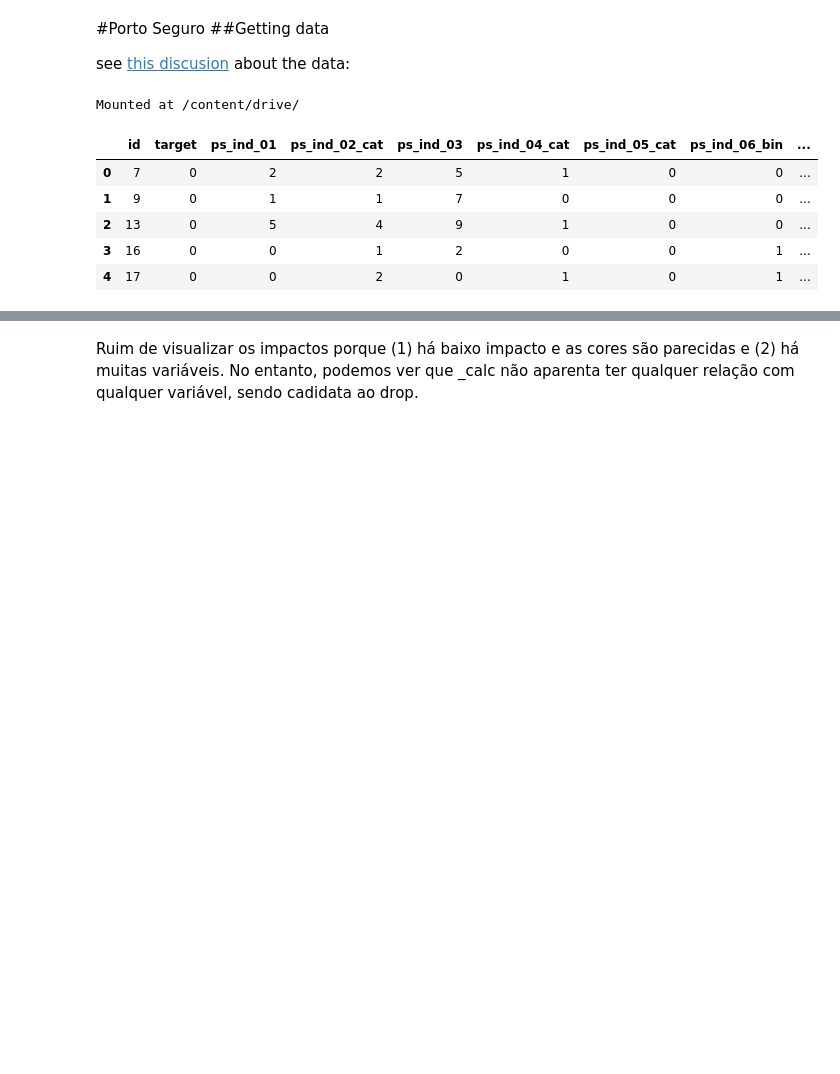
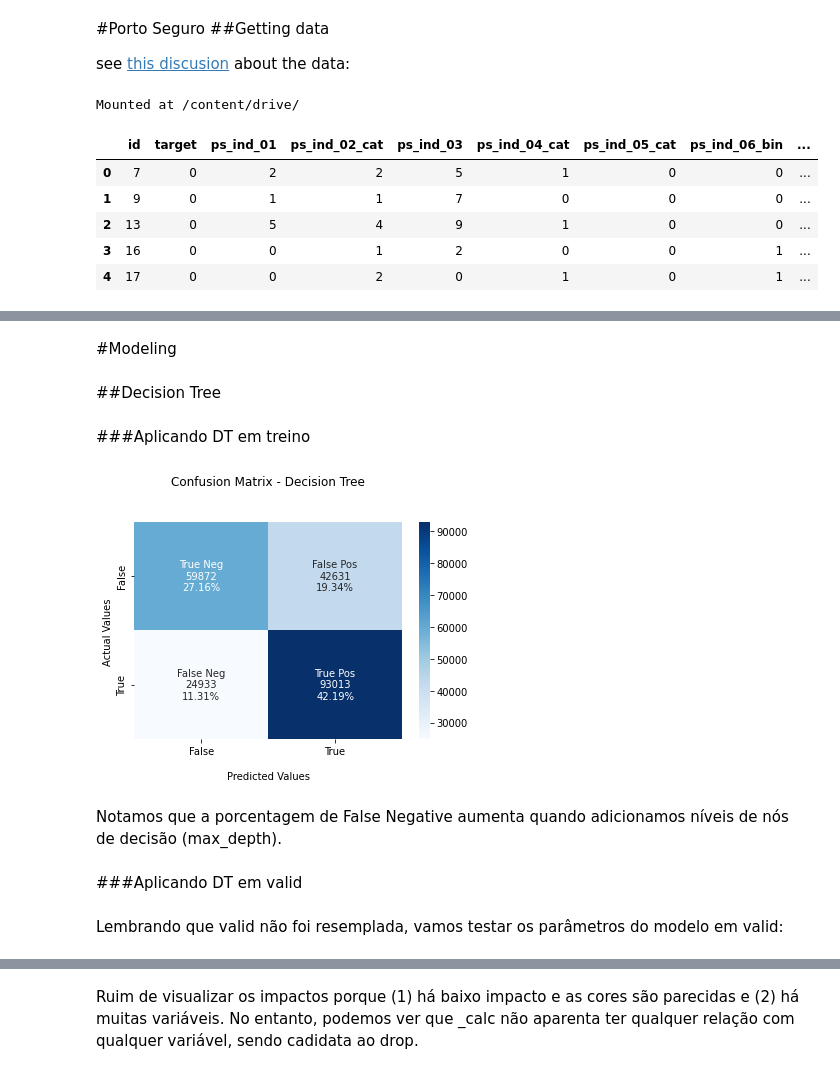
Before and after one commit to gbam-ds/FP-ML, a Jupyter notebook: Porto_Seguro.ipynb, the cells around one changed output, grey strips where cells are left out. Saved outputs shown, nothing was run; the diff lists cells and outputs as text; code cells hidden in the pictures; blank space fills up the shorter version.

```diff
--- a/Porto_Seguro.ipynb
+++ b/Porto_Seguro.ipynb
@@ -56,0 +140,2 @@ df.head()
+# %%
+treino = pd.concat((y_resampled, X_resampled), axis = 1)
@@ -56,0 +152,5 @@ df.head()
+# %%
+#Optamos por substituir -1 para NaN
+treino = treino.replace(-1,{})
+valid = valid.replace(-1,{})
+test = test.replace(-1,{})
@@ -56,0 +372,60 @@ df.head()
+# %% [markdown]
+#Modeling
+# %% [markdown]
+##Decision Tree
+# %% [markdown]
+###Aplicando DT em treino
+# %%
+#separando
+labels = treino.columns[1:]
+
+X = treino[labels]
+y = treino['target']
+
+X_train, X_test, y_train, y_test = train_test_split(X, y, test_size=0.3, random_state=1)
+
+#modeling
+dt = sk_tree.DecisionTreeClassifier(max_depth = 2)
+dt.fit(X_train, y_train)
+y_pred = dt.predict(X_test)
+# %%
+#Acurácia
+from sklearn.metrics import confusion_matrix
+
+#Confusion matrix
+cm = confusion_matrix(y_true=y_test, y_pred=y_pred)
+
+group_names = ['True Neg','False Pos','False Neg','True Pos']
+
+group_counts = ["{0:0.0f}".format(value) for value in
+                cm.flatten()]
+
+group_percentages = ["{0:.2%}".format(value) for value in
+                     cm.flatten()/np.sum(cm)]
+
+labels = [f"{v1}\n{v2}\n{v3}" for v1, v2, v3 in
+          zip(group_names,group_counts,group_percentages)]
+
+labels = np.asarray(labels).reshape(2,2)
+
+ax = sns.heatmap(cm, annot=labels, fmt='', cmap='Blues')
+
+ax.set_title('Confusion Matrix - Treino - Decision Tree\n\n');
+ax.set_xlabel('\nPredicted Values')
+ax.set_ylabel('Actual Values ');
+
+## Ticket labels - List must be in alphabetical order
+ax.xaxis.set_ticklabels(['False','True'])
+ax.yaxis.set_ticklabels(['False','True'])
+
+## Display the visualization of the Confusion Matrix.
+
+plt.show()
+# %% [output]
+[figure, added]
+# %% [markdown]
+Notamos que a porcentagem de False Negative aumenta quando adicionamos níveis de nós de decisão (max_depth).
+# %% [markdown]
+###Aplicando DT em valid
+# %% [markdown]
+Lembrando que valid não foi resemplada, vamos testar os parâmetros do modelo em valid:
```
Also changed, not shown: parts of 56 cells of this notebook.
